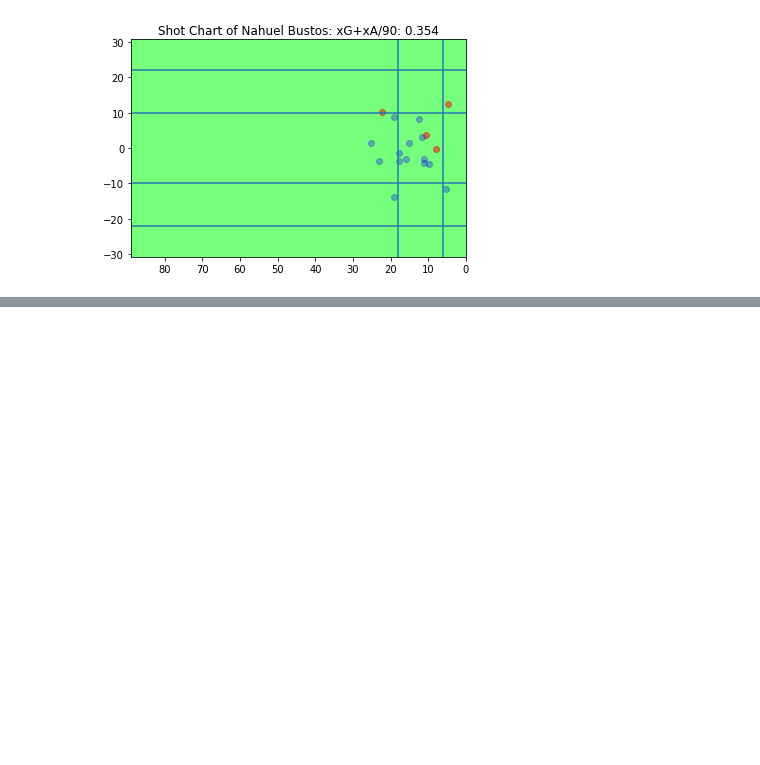
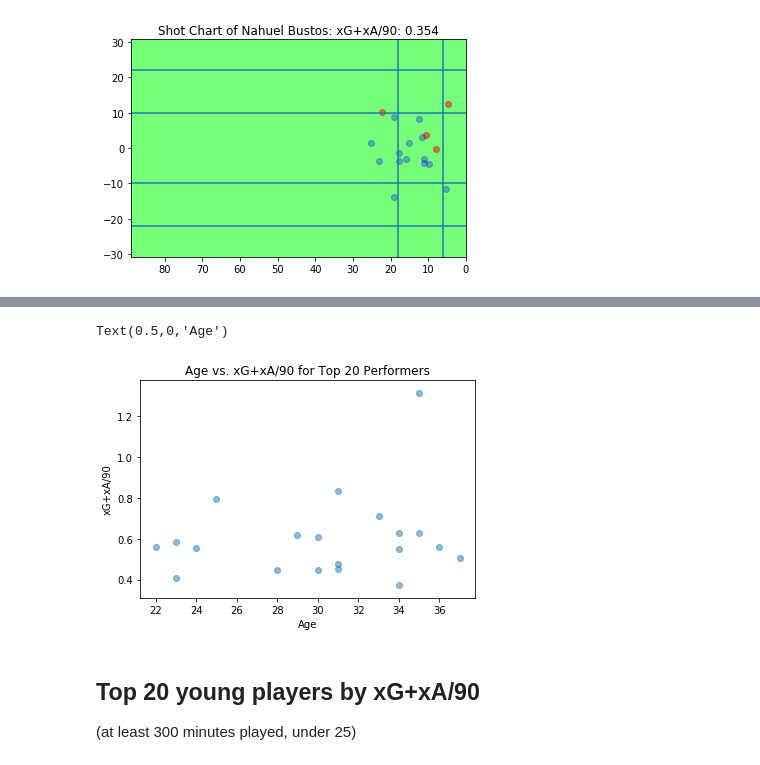
Before and after one commit to d-v-dlee/super_liga_xg, a Jupyter notebook: _pickle_tables.ipynb, the cells around one changed output, grey strips where cells are left out. Drawn from its saved outputs; the diff is of its cells as text; code cells hidden in the pictures; blank space fills up the shorter version.

```diff
--- a/_pickle_tables.ipynb
+++ b/_pickle_tables.ipynb
@@ -566,0 +634,13 @@ ax.set_facecolor('xkcd:lightgreen')
+# %%
+fig, ax = plt.subplots()
+ax.scatter(top_20_total['age'], top_20_total['xG+xA/90'], alpha=0.5)
+ax.set_title('Age vs. xG+xA/90 for Top 20 Performers')
+ax.set_ylabel('xG+xA/90')
+ax.set_xlabel('Age')
+# %% [output]
+Text(0.5,0,'Age')
+[figure, added]
+# %% [markdown]
+## Top 20 young players by xG+xA/90
+
+(at least 300 minutes played, under 25)
```
Also changed, not shown: parts of 42 cells of this notebook, 1 other file.
